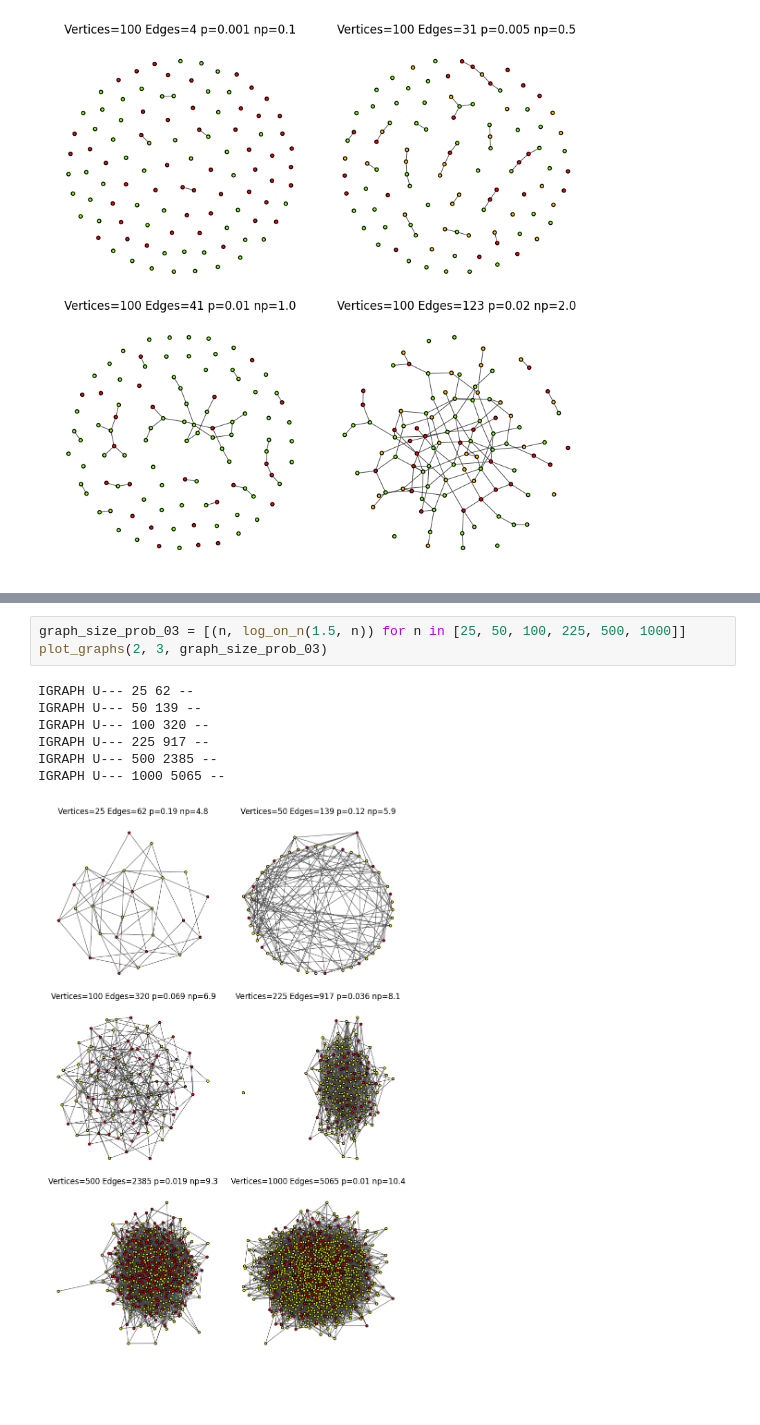
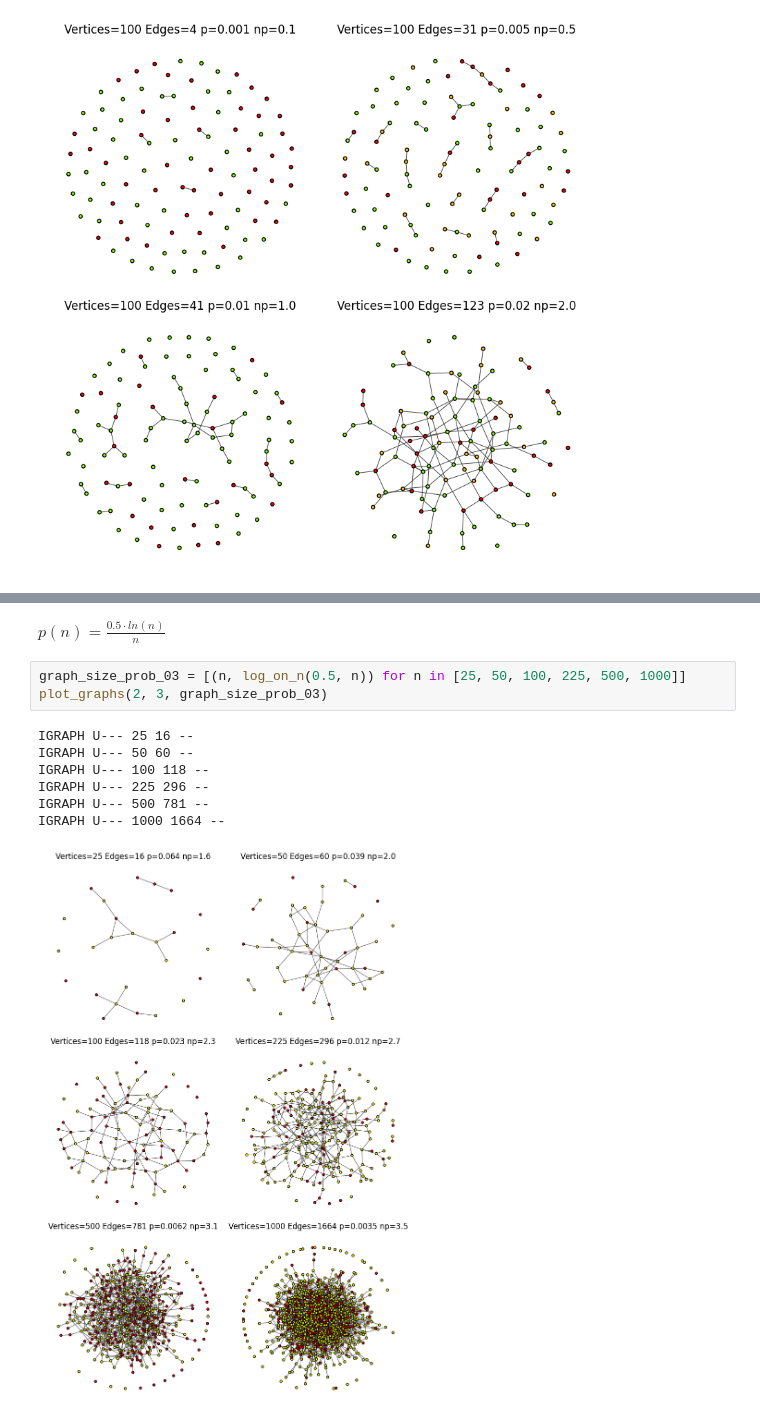
Before and after one commit to apbondarev/notes, a Jupyter notebook: random-graph-report-en/plot.ipynb, the cells around one changed output, grey strips where cells are left out. Drawn from its saved outputs; the diff is of its cells as text; blank space fills up the shorter version.

Commit message:
plots

```diff
--- a/random-graph-report-en/plot.ipynb
+++ b/random-graph-report-en/plot.ipynb
@@ -55,11 +59,13 @@ IGRAPH U--- 1000 1714 --
+# %% [markdown]
+$p(n)=\frac{0.5 \cdot ln(n)}{n}$
 # %%
-graph_size_prob_03 = [(n, log_on_n(1.5, n)) for n in [25, 50, 100, 225, 500, 1000]]
+graph_size_prob_03 = [(n, log_on_n(0.5, n)) for n in [25, 50, 100, 225, 500, 1000]]
 plot_graphs(2, 3, graph_size_prob_03)
 # %% [output]
-IGRAPH U--- 25 62 --
-IGRAPH U--- 50 139 --
-IGRAPH U--- 100 320 --
-IGRAPH U--- 225 917 --
-IGRAPH U--- 500 2385 --
-IGRAPH U--- 1000 5065 --
+IGRAPH U--- 25 16 --
+IGRAPH U--- 50 60 --
+IGRAPH U--- 100 118 --
+IGRAPH U--- 225 296 --
+IGRAPH U--- 500 781 --
+IGRAPH U--- 1000 1664 --
-[figure, old version]
+[figure, new version]
```
Also changed, not shown: parts of 5 cells of this notebook.
